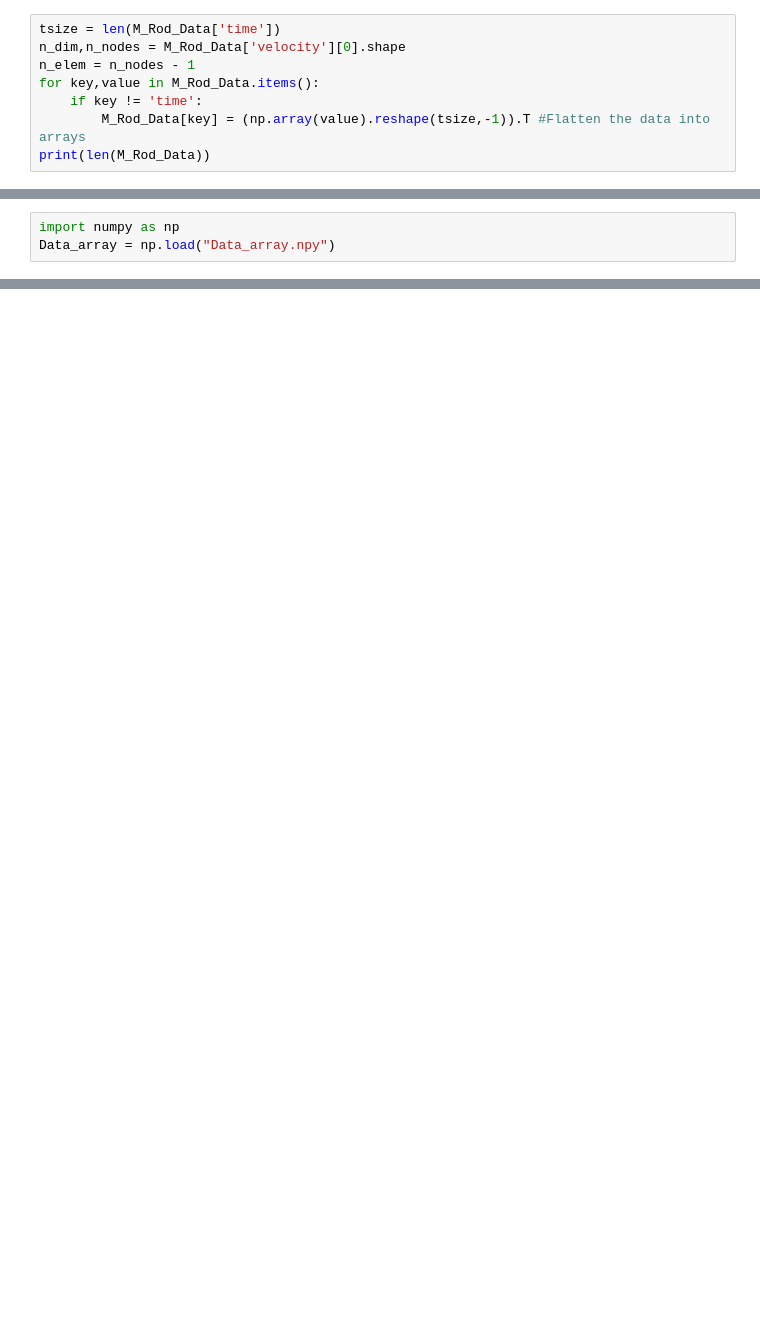
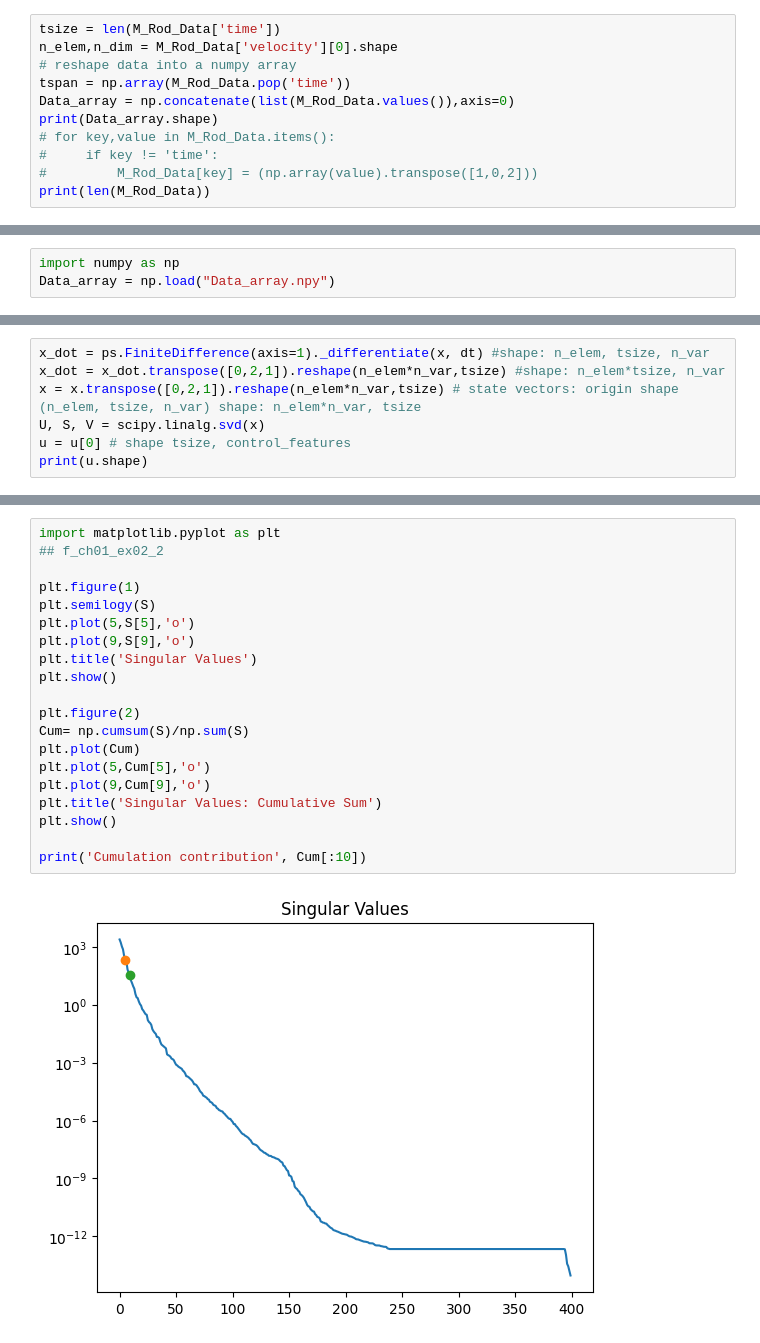
Before and after one commit to Junang-Wang/Qubot_Elastica, a Jupyter notebook: PyElastica_Playground/SINDY-MPC/SINDY-MPC-Elastica.ipynb, the cells around one changed output, grey strips where cells are left out. Saved outputs shown, nothing was run; the diff lists cells and outputs as text; blank space fills up the shorter version.

Commit message:
updata SINDY Data video

```diff
--- a/PyElastica_Playground/SINDY-MPC/SINDY-MPC-Elastica.ipynb
+++ b/PyElastica_Playground/SINDY-MPC/SINDY-MPC-Elastica.ipynb
@@ -12,9 +119,12 @@ Hello from the pygame community. https://www.pygame.org/contribute.html
 # %%
 tsize = len(M_Rod_Data['time'])
-n_dim,n_nodes = M_Rod_Data['velocity'][0].shape
-n_elem = n_nodes - 1
-for key,value in M_Rod_Data.items():
-    if key != 'time':
-        M_Rod_Data[key] = (np.array(value).reshape(tsize,-1)).T #Flatten the data into arrays
+n_elem,n_dim = M_Rod_Data['velocity'][0].shape
+# reshape data into a numpy array
+tspan = np.array(M_Rod_Data.pop('time'))
+Data_array = np.concatenate(list(M_Rod_Data.values()),axis=0)
+print(Data_array.shape)
+# for key,value in M_Rod_Data.items():
+#     if key != 'time':
+#         M_Rod_Data[key] = (np.array(value).transpose([1,0,2]))
 print(len(M_Rod_Data))
 # %% [output]
@@ -40,0 +152,7 @@ U, S, V = scipy.linalg.svd(Data_array)
+# %%
+x_dot = ps.FiniteDifference(axis=1)._differentiate(x, dt) #shape: n_elem, tsize, n_var
+x_dot = x_dot.transpose([0,2,1]).reshape(n_elem*n_var,tsize) #shape: n_elem*tsize, n_var
+x = x.transpose([0,2,1]).reshape(n_elem*n_var,tsize) # state vectors: origin shape (n_elem, tsize, n_var) shape: n_elem*n_var, tsize
+U, S, V = scipy.linalg.svd(x)
+u = u[0] # shape tsize, control_features
+print(u.shape)
@@ -40,0 +170,22 @@ U, S, V = scipy.linalg.svd(Data_array)
+# %%
+import matplotlib.pyplot as plt
+## f_ch01_ex02_2
+
+plt.figure(1)
+plt.semilogy(S)
+plt.plot(5,S[5],'o')
+plt.plot(9,S[9],'o')
+plt.title('Singular Values')
+plt.show()
+
+plt.figure(2)
+Cum= np.cumsum(S)/np.sum(S)
+plt.plot(Cum)
+plt.plot(5,Cum[5],'o')
+plt.plot(9,Cum[9],'o')
+plt.title('Singular Values: Cumulative Sum')
+plt.show()
+
+print('Cumulation contribution', Cum[:10])
+# %% [output]
+[figure, added]
```
Also changed, not shown: parts of 19 cells of this notebook, 6 other files.
